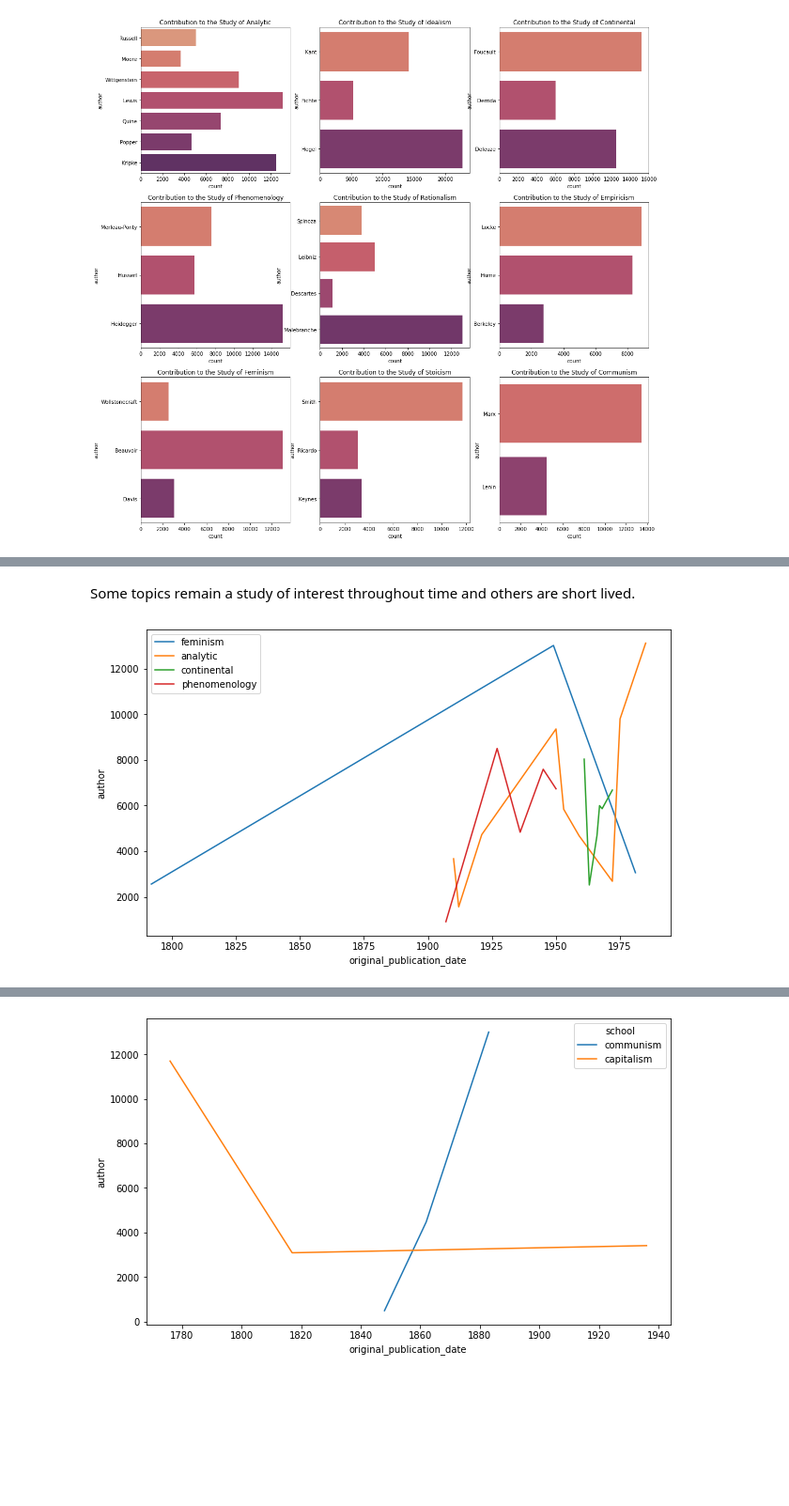
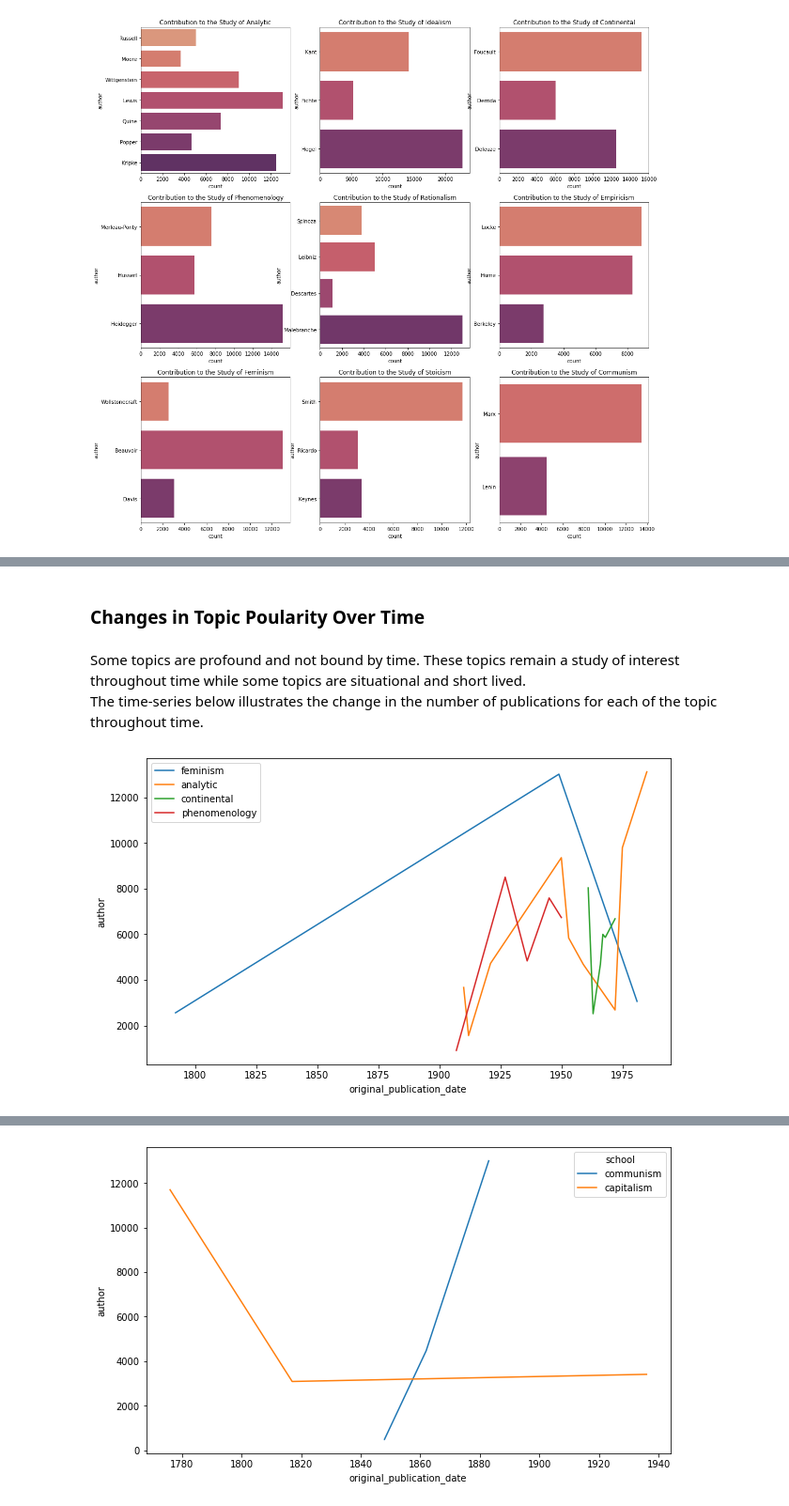
Before and after one commit to woonsupkim/NLP_Philosophy_DataStory, a Jupyter notebook: Project1.ipynb, the cells around one changed output, grey strips where cells are left out. Shown at 94% size. Cells and saved outputs as stored; diff of their text form; code cells hidden in the pictures; blank space fills up the shorter version.

```diff
--- a/Project1.ipynb
+++ b/Project1.ipynb
@@ -229,3 +244,5 @@ sns.countplot(ax = axes[2,2], y = 'author', data = df_communism, palette = 'flar
+# %% [markdown]
+### Changes in Topic Poularity Over Time
 # %%
 df_modern = df2[df2['original_publication_date'] >= 1000]
 df_time = df_modern.groupby(["school",'original_publication_date'])['author'].count().reset_index()
@@ -245,14 +262,15 @@ df_time_2 = pd.concat([df_time[df_time['school'] == 'communism'], df_time[df_tim
 # fig,ax = plt.subplots()
 # fig.set_size_inches(10,6)
 # sns.lineplot(x='original_publication_date', y= 'author', hue = 'school', data = df_time);
-# %% [markdown]
-Some topics remain a study of interest throughout time and others are short lived.
+# %% [markdown]
+Some topics are profound and not bound by time. These topics remain a study of interest throughout time while some topics are situational and short lived. <br>
+The time-series below illustrates the change in the number of publications for each of the topic throughout time.
 # %%
 fig,ax = plt.subplots()
 fig.set_size_inches(10,6)
 sns.lineplot(x='original_publication_date', y= 'author', hue = 'school', data = df_time_1900);
-ax.set_xlim(1790, );
+ax.set_xlim(1780, );
 plt.legend(loc='upper left');
 # %% [output]
-[figure, old version]
+[figure, new version]
 # %% [markdown]
```
Also changed, not shown: parts of 29 cells of this notebook.
